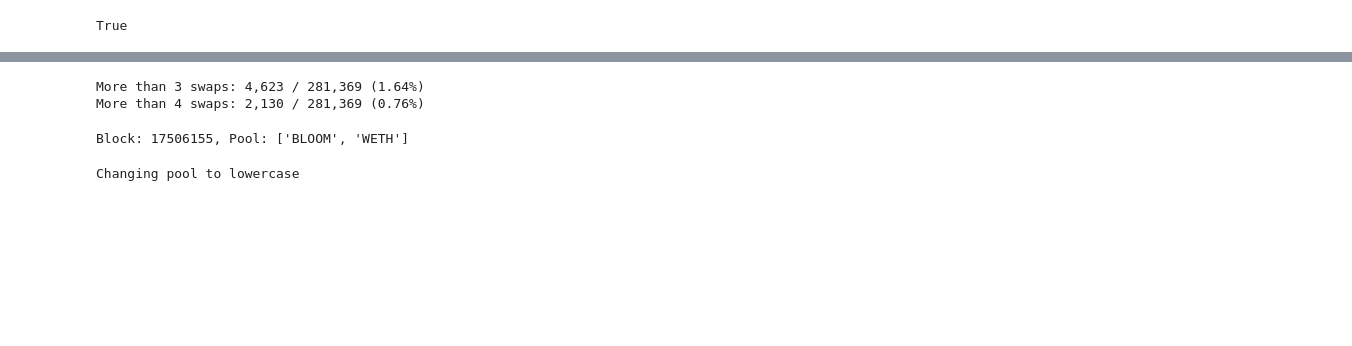
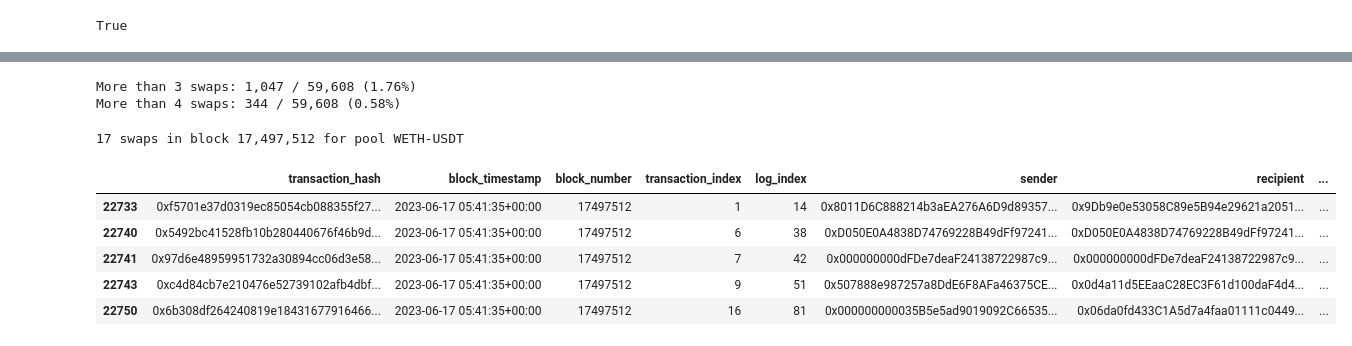
Before and after one commit to ankile/defi-measurement, a Jupyter notebook: experiments/volatility_metric.ipynb, the cells around one changed output, grey strips where cells are left out. Saved outputs shown, nothing was run; the diff lists cells and outputs as text; code cells hidden in the pictures; blank space fills up the shorter version.

```diff
--- a/experiments/volatility_metric.ipynb
+++ b/experiments/volatility_metric.ipynb
@@ -62,28 +67,28 @@ block_number  address
 Name: transaction_hash, dtype: int64
 # %%
 print(f'More than 3 swaps: {(swapcounts > 3).sum():,} / {swapcounts.shape[0]:,} ({(swapcounts > 3).sum() / swapcounts.shape[0]:.2%})')
-print(f'More than 4 swaps: {(swapcounts > 4).sum():,} / {swapcounts.shape[0]:,} ({(swapcounts > 4).sum() / swapcounts.shapgst
-                                                                                  e[0]:.2%})')
+print(f'More than 4 swaps: {(swapcounts > 4).sum():,} / {swapcounts.shape[0]:,} ({(swapcounts > 4).sum() / swapcounts.shape[0]:.2%})')
 # %% [output]
-More than 3 swaps: 4,623 / 281,369 (1.64%)
-More than 4 swaps: 2,130 / 281,369 (0.76%)
+More than 3 swaps: 1,047 / 59,608 (1.76%)
+More than 4 swaps: 344 / 59,608 (0.58%)
 # %%
 # Start with block and pool with the most swaps
 block_number = int(swapcounts.index.get_level_values(0).values[0])
 pool_address = str(swapcounts.index.get_level_values(1)[0])
 
-print(f'Block: {block_number}, Pool: {pool_symbols[pool_address.lower()]}')
-
+pool = pool_symbols[pool_address]
 swap_block = swap_df[(swap_df.block_number == block_number) & (swap_df.address == pool_address)]
 
+print(f'{swap_block.shape[0]:,} swaps in block {block_number:,} for pool {pool["name"]}')
+
+tokens = [pool['token0'], pool['token1']]
+
 swap_block.head()
 # %% [output]
-Block: 17506155, Pool: ['BLOOM', 'WETH']
+17 swaps in block 17,497,512 for pool WETH-USDT
+|  | transaction_hash | block_timestamp | block_number | transaction_index | log_index | sender | recipient | ... |
+| 22733 | 0xf5701e37d0319ec85054cb088355f27... | 2023-06-17 05:41:35+00:00 | 17497512 | 1 | 14 | 0x8011D6C888214b3aEA276A6D9d89357... | 0x9Db9e0e53058C89e5B94e29621a2051... | ... |
+| 22740 | 0x5492bc41528fb10b280440676f46b9d... | 2023-06-17 05:41:35+00:00 | 17497512 | 6 | 38 | 0xD050E0A4838D74769228B49dFf97241... | 0xD050E0A4838D74769228B49dFf97241... | ... |
+| 22741 | 0x97d6e48959951732a30894cc06d3e58... | 2023-06-17 05:41:35+00:00 | 17497512 | 7 | 42 | 0x000000000dFDe7deaF24138722987c9... | 0x000000000dFDe7deaF24138722987c9... | ... |
+| 22743 | 0xc4d84cb7e210476e52739102afb4dbf... | 2023-06-17 05:41:35+00:00 | 17497512 | 9 | 51 | 0x507888e987257a8DdE6F8AFa46375CE... | 0x0d4a11d5EEaaC28EC3F61d100daF4d4... | ... |
+| 22750 | 0x6b308df264240819e18431677916466... | 2023-06-17 05:41:35+00:00 | 17497512 | 16 | 81 | 0x000000000035B5e5ad9019092C66535... | 0x06da0fd433C1A5d7a4faa01111c0449... | ... |
-# %%
-pool = v3Pool(
-    pool_address=pool_address,
-    database_url=postgres_uri,
-    initialize=False,
-)
-# %% [output]
-Changing pool to lowercase
```
Also changed, not shown: parts of 14 cells of this notebook, 5 other files.
